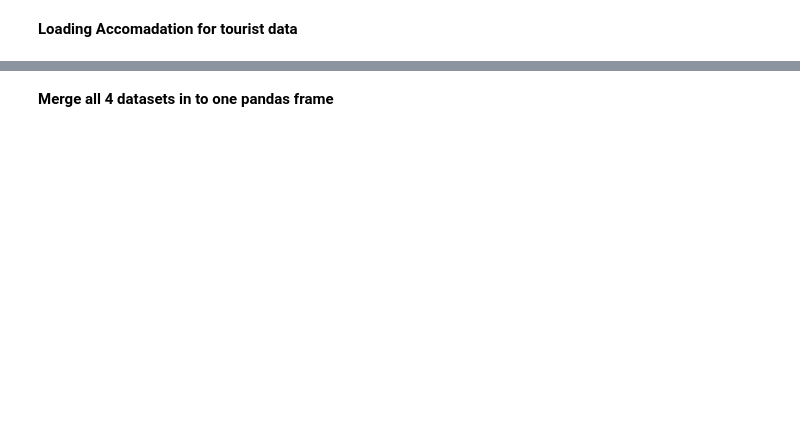
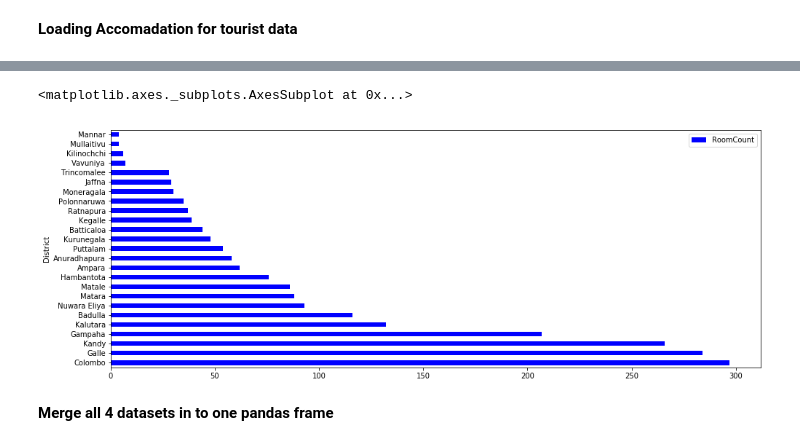
Before and after one commit to PraAnj/gov.lk.data.analysis, a Jupyter notebook: src/crime_analysis.ipynb, the cells around one changed output, grey strips where cells are left out. Saved outputs shown, nothing was run; the diff lists cells and outputs as text; code cells hidden in the pictures; blank space fills up the shorter version.

```diff
--- a/src/crime_analysis.ipynb
+++ b/src/crime_analysis.ipynb
@@ -94,0 +90,10 @@ hotels_data.head()
+# %%
+hotels_data = pd.read_csv('../data/Information for Accommodation.csv')
+
+## Drop uninterested columns
+hotels_data = hotels_data.drop('Address', 1)
+hotels_data = hotels_data.drop('AGA Division', 1)
+hotels_data = hotels_data.drop('PS/MC/UC', 1)
+
+hotels_data = hotels_data.sort_values(by = ['District'])
+hotels_data.head()
@@ -104,0 +117,5 @@ Dimension =  2
+# %%
+room_count_by_district = pd.core.frame.DataFrame({'RoomCount' : hotels_data.groupby( [ "District"] ).size()}).reset_index()
+room_count_by_district.sort_values(by = ['RoomCount'], inplace=True, ascending=False)
+room_count_by_district.set_index('District', inplace=True)
+room_count_by_district.head()
@@ -105,3 +130,8 @@ Dimension =  2
+# %%
+room_count_by_district.plot(kind='barh', stacked=True, figsize=[16,6], colormap='winter')
+# %% [output]
+<matplotlib.axes._subplots.AxesSubplot at 0x...>
+[figure, added]
 # %% [markdown]
 **Merge all 4 datasets in to one pandas frame**
 # %%
```
Also changed, not shown: parts of 13 cells of this notebook, 1 other file.
